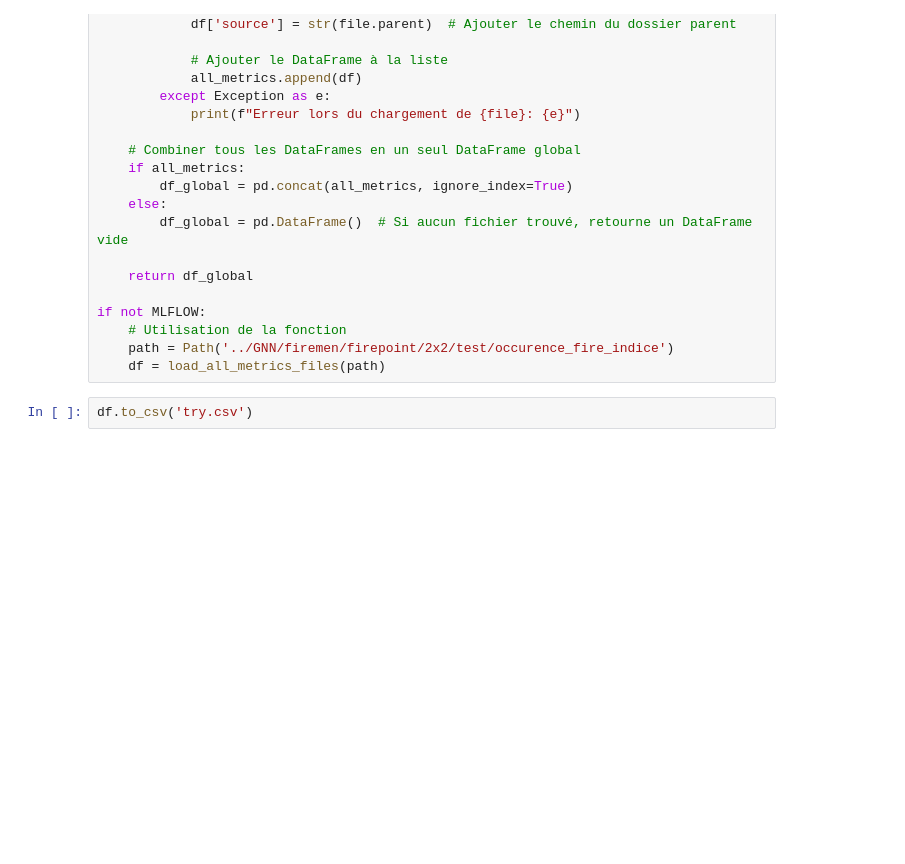
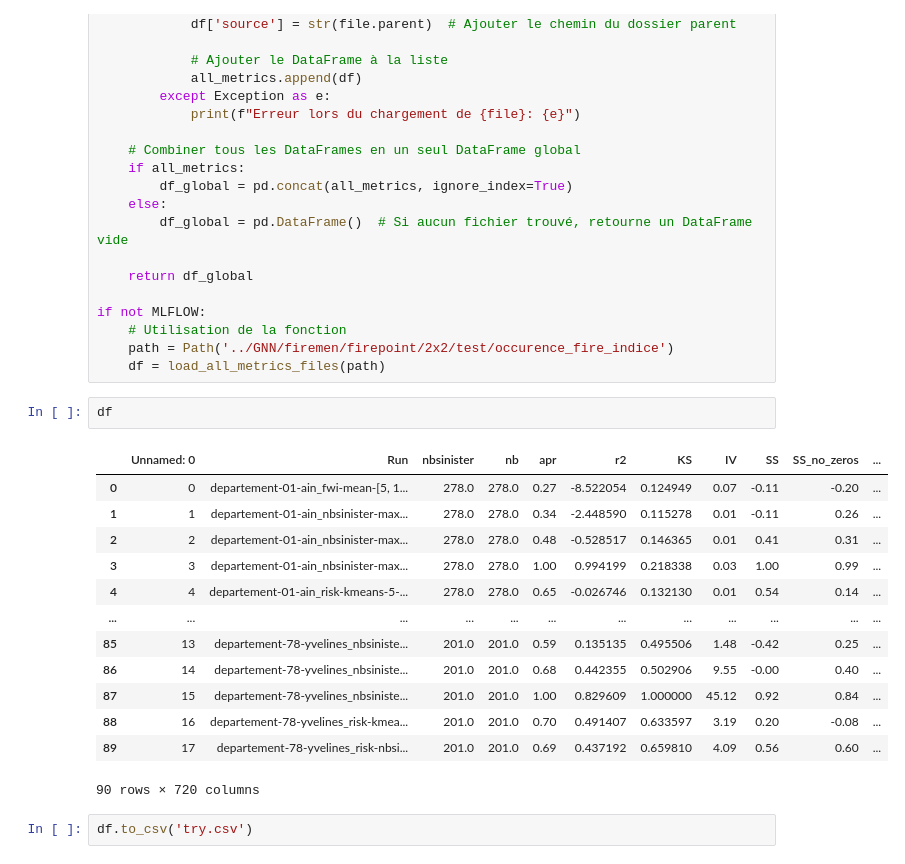
Before and after one commit to NicolasCaronPro/ST-GNN-for-wildifre-prediction, a Jupyter notebook: Prediction/experiment_fire_indice/figure.ipynb, the cells around one changed output. Cells and saved outputs as stored; diff of their text form; blank space fills up the shorter version.

```diff
--- a/Prediction/experiment_fire_indice/figure.ipynb
+++ b/Prediction/experiment_fire_indice/figure.ipynb
@@ -48,6 +48,22 @@ if not MLFLOW:
     # Utilisation de la fonction
     path = Path('../GNN/firemen/firepoint/2x2/test/occurence_fire_indice')
     df = load_all_metrics_files(path)
+# %%
+df
+# %% [output]
+|  | Unnamed: 0 | Run | nbsinister | nb | apr | r2 | KS | IV | SS | SS_no_zeros | ... |
+| 0 | 0 | departement-01-ain_fwi-mean-[5, 1... | 278.0 | 278.0 | 0.27 | -8.522054 | 0.124949 | 0.07 | -0.11 | -0.20 | ... |
+| 1 | 1 | departement-01-ain_nbsinister-max... | 278.0 | 278.0 | 0.34 | -2.448590 | 0.115278 | 0.01 | -0.11 | 0.26 | ... |
+| 2 | 2 | departement-01-ain_nbsinister-max... | 278.0 | 278.0 | 0.48 | -0.528517 | 0.146365 | 0.01 | 0.41 | 0.31 | ... |
+| 3 | 3 | departement-01-ain_nbsinister-max... | 278.0 | 278.0 | 1.00 | 0.994199 | 0.218338 | 0.03 | 1.00 | 0.99 | ... |
+| 4 | 4 | departement-01-ain_risk-kmeans-5-... | 278.0 | 278.0 | 0.65 | -0.026746 | 0.132130 | 0.01 | 0.54 | 0.14 | ... |
+| ... | ... | ... | ... | ... | ... | ... | ... | ... | ... | ... | ... |
+| 85 | 13 | departement-78-yvelines_nbsiniste... | 201.0 | 201.0 | 0.59 | 0.135135 | 0.495506 | 1.48 | -0.42 | 0.25 | ... |
+| 86 | 14 | departement-78-yvelines_nbsiniste... | 201.0 | 201.0 | 0.68 | 0.442355 | 0.502906 | 9.55 | -0.00 | 0.40 | ... |
+| 87 | 15 | departement-78-yvelines_nbsiniste... | 201.0 | 201.0 | 1.00 | 0.829609 | 1.000000 | 45.12 | 0.92 | 0.84 | ... |
+| 88 | 16 | departement-78-yvelines_risk-kmea... | 201.0 | 201.0 | 0.70 | 0.491407 | 0.633597 | 3.19 | 0.20 | -0.08 | ... |
+| 89 | 17 | departement-78-yvelines_risk-nbsi... | 201.0 | 201.0 | 0.69 | 0.437192 | 0.659810 | 4.09 | 0.56 | 0.60 | ... |
+90 rows × 720 columns
 # %%
 df.to_csv('try.csv')
 # %%
```
Also changed, not shown: parts of 22 cells of this notebook, 16 other files.
